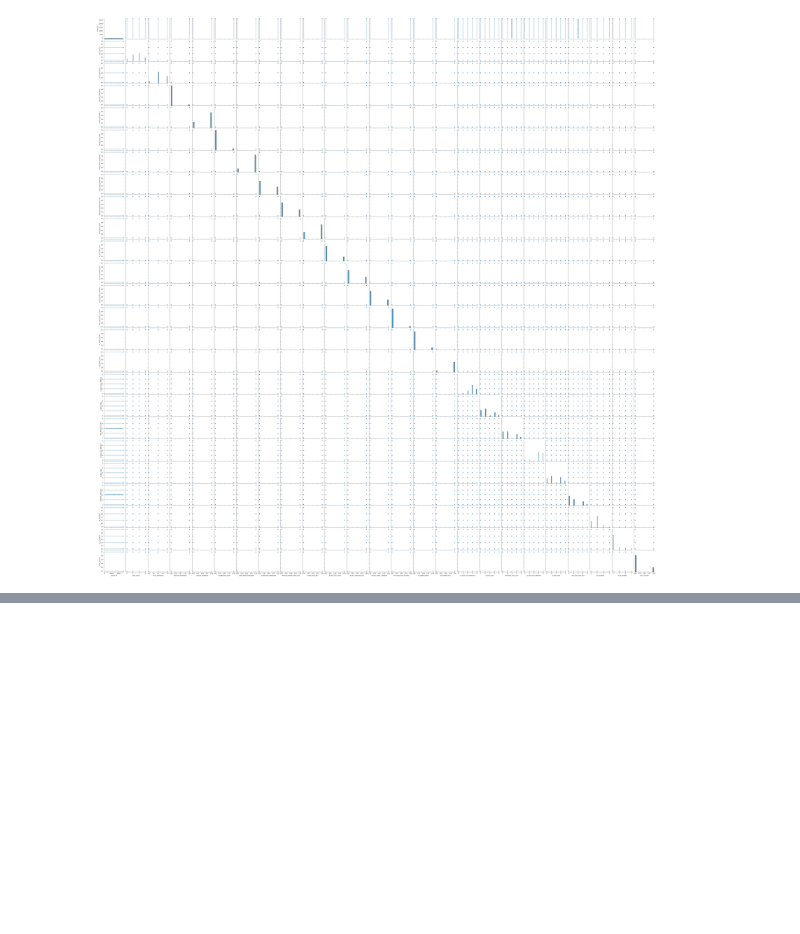
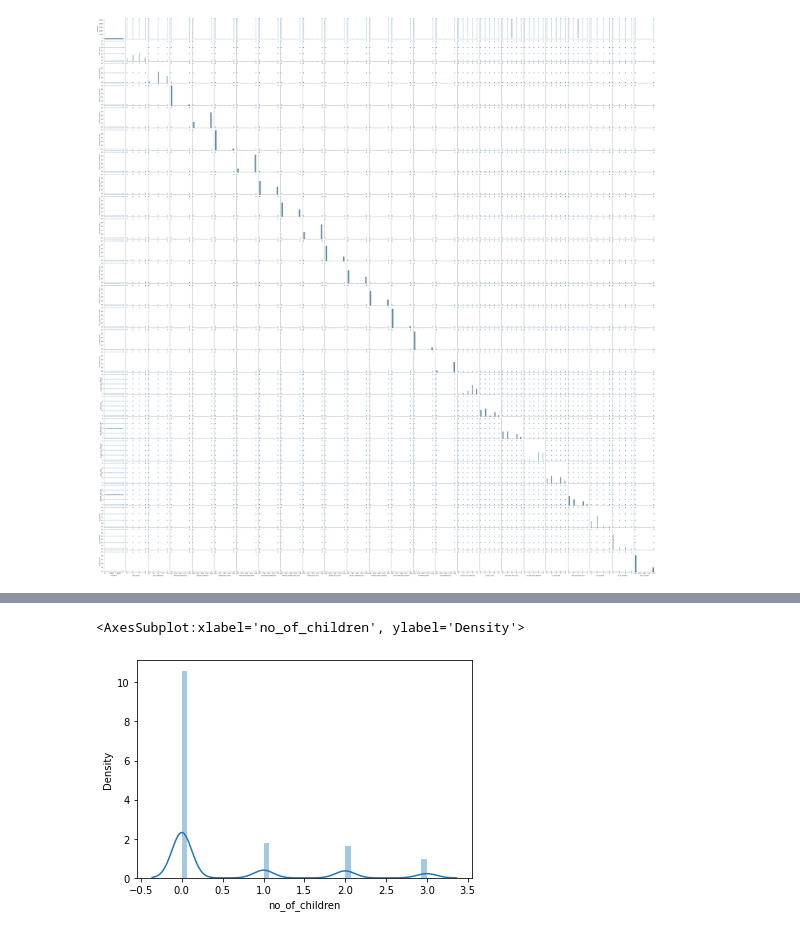
Before and after one commit to SwaminathanSK/YhillsMLCourse, a Jupyter notebook: YHills - Artificial Intelligence/CapstoneProject_H1N1.ipynb, the cells around one changed output, grey strips where cells are left out. Saved outputs shown, nothing was run; the diff lists cells and outputs as text; code cells hidden in the pictures; blank space fills up the shorter version.

```diff
--- a/YHills - Artificial Intelligence/CapstoneProject_H1N1.ipynb
+++ b/YHills - Artificial Intelligence/CapstoneProject_H1N1.ipynb
@@ -166,0 +250,5 @@ sns.pairplot(data = df)
+# %%
+sns.distplot(df['no_of_children'])
+# %% [output]
+<AxesSubplot:xlabel='no_of_children', ylabel='Density'>
+[figure, added]
```
Also changed, not shown: parts of 39 cells of this notebook.
